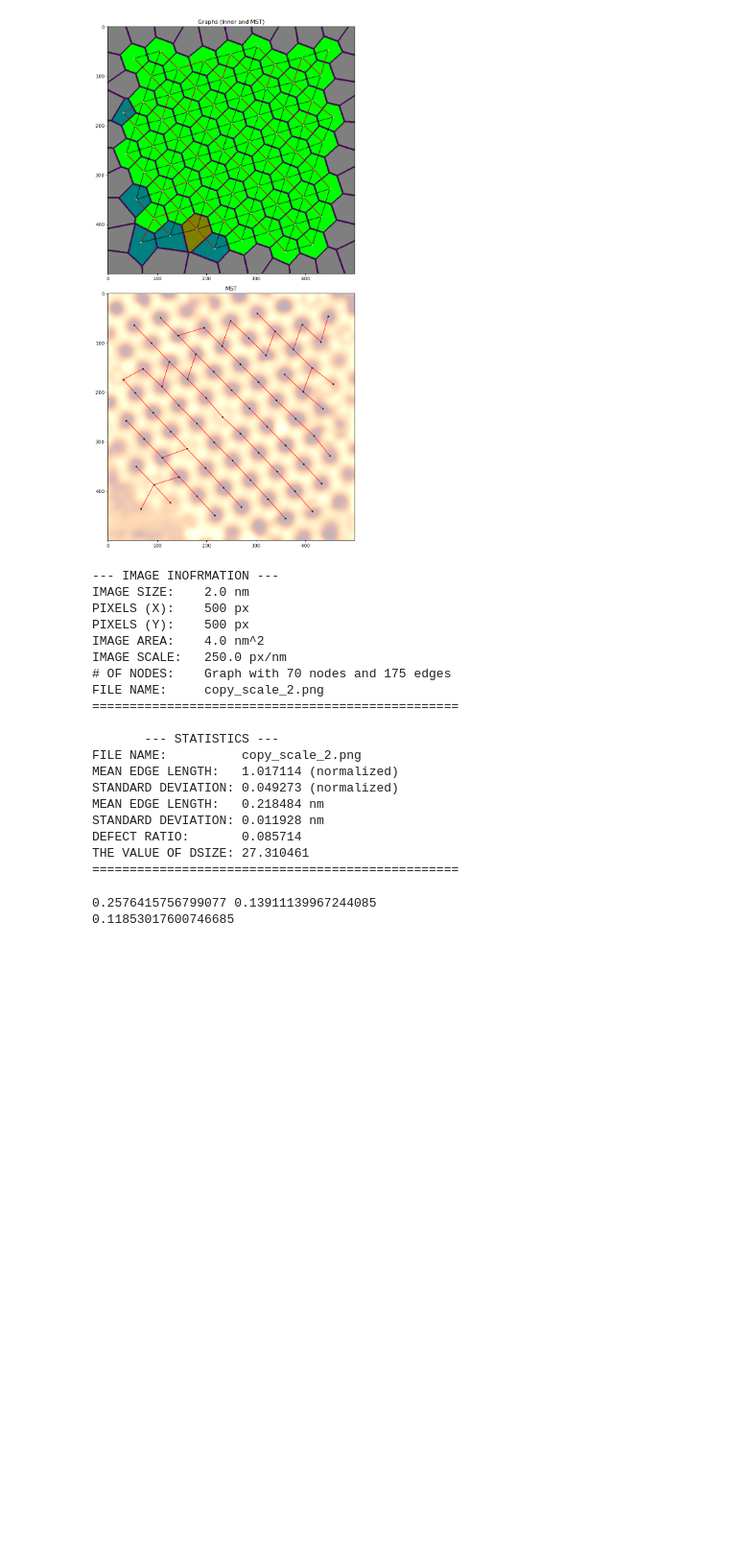
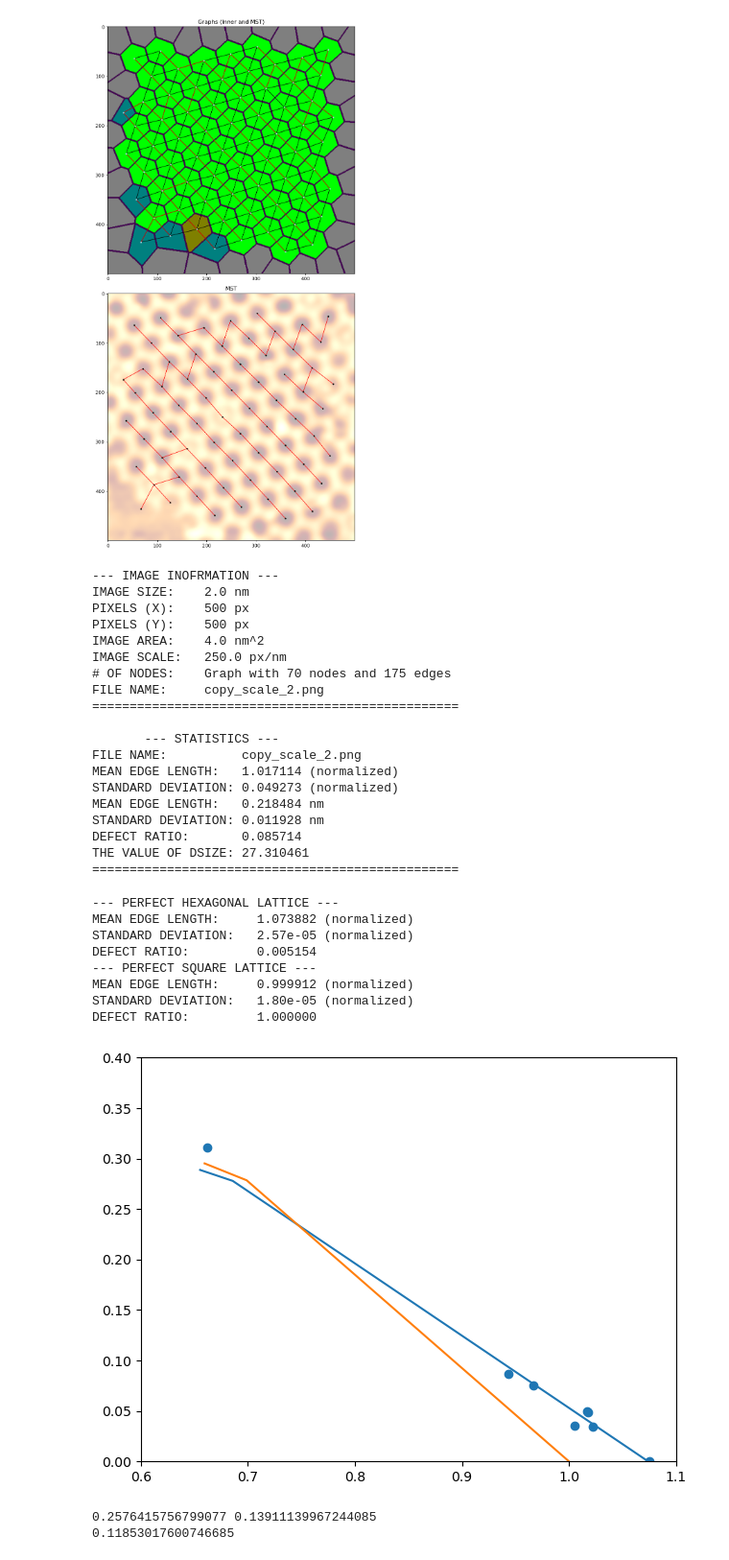
Before and after one commit to GallagherSurfaceLab/summer_26, a Jupyter notebook: STM_voronoi.ipynb, the cells around one changed output. Shown at 96% size. Drawn from its saved outputs; the diff is of its cells as text; code cells hidden in the pictures; blank space fills up the shorter version.

Commit message:
Trying to make the mvs plotting better

```diff
--- a/STM_voronoi.ipynb
+++ b/STM_voronoi.ipynb
@@ -531,7 +531,7 @@ def run_square_validation(img, spacing = 30, noise = 0, k = 8, power = 0, rng =
     deg_list, deg_avg, m, sig, S, defect_ratio = statistics(G, G_inner, g_msf)
     return m, sig, defect_ratio, S, points
 
-lattice_test = False
+lattice_test = True
 if lattice_test:
     rng = np.random.default_rng(None)
     spacing = 5
@@ -550,7 +550,7 @@ if lattice_test:
     print(f'STANDARD DEVIATION:   {sig1:.2e} (normalized)')
     print(f'DEFECT RATIO:         {dr1:.6f}')
 
-    noise_levels = np.linspace(0, spacing * 0.4, 6)
+    noise_levels = np.linspace(0, spacing, 3)
 
     m_hex_list, sig_hex_list, dr_hex_list = [], [], []
     m_square_list, sig_square_list, dr_square_list = [], [], []
@@ -578,36 +578,46 @@ if lattice_test:
         axes[0].set_title('EFFECT OF NOISE ON STATISTICS')
         axes[0].grid(True)
 
         axes[1].plot(noise_norm, sig_hex_list, 's-', color = 'red')
         axes[1].set_ylabel('STANDARD DEVIAITON')
         axes[1].grid(True)
 
         axes[2].plot(noise_norm, dr_hex_list, '^-', color = 'green')
         axes[2].set_ylabel('DEFECT RATIO')
         axes[2].set_xlabel('NOISE / LATTICE SPACING')
         axes[2].grid(True)
 
         plt.tight_layout()
         plt.plot()
 
-    test_mvs = False
+    test_mvs = True
     if test_mvs:
 
         m_data = []
 
         fig, ax = plt.subplots()
 
         ax.plot(m_hex_list, sig_hex_list)
         ax.plot(m_square_list, sig_square_list)
         ax.set_ylim(0, 0.4)
         ax.set_xlim(0.6, 1.1)
 
-        m_data = [1.075, 1.018055, 0.9663, 1.005265, 0.943527, 1.022396, 1.017114]
-        sig_data = [0, 0.049074, 0.075531, 0.035693, 0.08701, 0.034246, 0.049273]
+        m_data = [1.075, 1.018055, 0.9663, 1.005265, 0.943527, 1.022396, 1.017114, 0.662]
+        sig_data = [0, 0.049074, 0.075531, 0.035693, 0.08701, 0.034246, 0.049273, 0.311]
         plt.scatter(m_data, sig_data)
 
         plt.tight_layout()
         plt.plot()
+# %% [output]
+--- PERFECT HEXAGONAL LATTICE ---
+MEAN EDGE LENGTH:     1.073882 (normalized)
+STANDARD DEVIATION:   2.57e-05 (normalized)
+DEFECT RATIO:         0.005154
+--- PERFECT SQUARE LATTICE ---
+MEAN EDGE LENGTH:     0.999912 (normalized)
+STANDARD DEVIATION:   1.80e-05 (normalized)
+DEFECT RATIO:         1.000000
+[figure, added]
 # %%
 deg_list, _, m, sig, _, defect_ratio = statistics(graph_node, graph_inner, g_msf)
 
```
Also changed, not shown: parts of 1 cell of this notebook.
